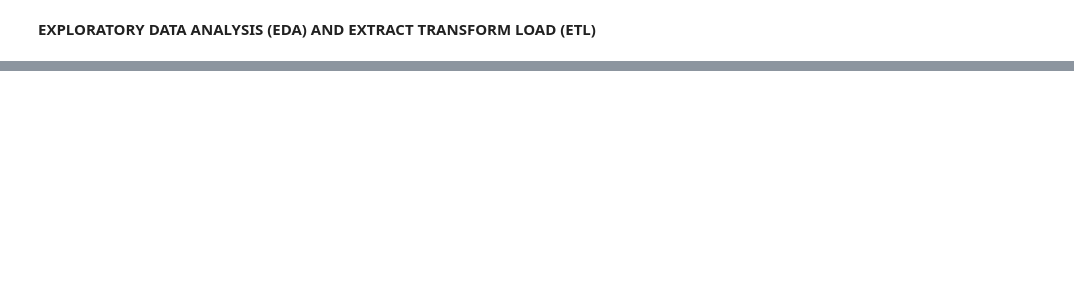
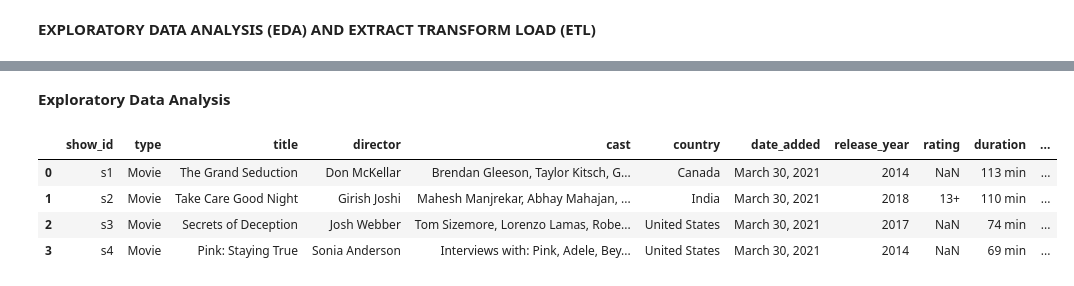
Before and after one commit to hectorherreraespinola/Data-Engineering01, a Jupyter notebook: Transformaciones.ipynb, the cells around one changed output, grey strips where cells are left out. Saved outputs shown, nothing was run; the diff lists cells and outputs as text; code cells hidden in the pictures; blank space fills up the shorter version.

```diff
--- a/Transformaciones.ipynb
+++ b/Transformaciones.ipynb
@@ -424,4 +2,0 @@ Data_Frame=peliculas_y_series[(peliculas_y_series['Release_Year']== 2018) & (pel
-# %%
-a =Data_Frame.Movie_Duration.max()
-Titulo = Data_Frame[Data_Frame.Movie_Duration==a]['Title'].to_list()
-print(Titulo[0])
@@ -441,0 +16,26 @@ El género se repite:  2099  veces
+# %%
+def read_file_to_dataframe(file_path):
+    """
+    This function reads a file (csv, json, xlsx, txt) and returns the data  as a Pandas DataFrame.
+
+    Parameters:
+    file_name (str): The name of the file to be read, including the file extension.
+
+    Returns:
+    pd.DataFrame: DataFrame containing the data from the file.
+    """
+
+  # Get file extension
+    _, file_extension = os.path.splitext(file_path)
+
+    # Read file depending on extension
+    if file_extension == '.csv':
+        return pd.read_csv(file_path)
+    elif file_extension == '.json':
+        return pd.read_json(file_path)
+    elif file_extension == '.xlsx':
+        return pd.read_excel(file_path)
+    elif file_extension == '.txt':
+        return pd.read_csv(file_path, delimiter='\t')
+    else:
+        raise ValueError(f'Unsupported file extension: {file_extension}')
@@ -441,0 +44,2 @@ El género se repite:  2099  veces
+# %%
+amazon_titles = read_file_to_dataframe(r"Datasets\amazon_prime_titles.csv")
@@ -441,0 +52,11 @@ El género se repite:  2099  veces
+# %% [markdown]
+**Exploratory Data Analysis**
+# %%
+# AMAZON
+amazon_titles.head(4)
+# %% [output]
+|  | show_id | type | title | director | cast | country | date_added | release_year | rating | duration | ... |
+| 0 | s1 | Movie | The Grand Seduction | Don McKellar | Brendan Gleeson, Taylor Kitsch, G... | Canada | March 30, 2021 | 2014 | NaN | 113 min | ... |
+| 1 | s2 | Movie | Take Care Good Night | Girish Joshi | Mahesh Manjrekar, Abhay Mahajan, ... | India | March 30, 2021 | 2018 | 13+ | 110 min | ... |
+| 2 | s3 | Movie | Secrets of Deception | Josh Webber | Tom Sizemore, Lorenzo Lamas, Robe... | United States | March 30, 2021 | 2017 | NaN | 74 min | ... |
+| 3 | s4 | Movie | Pink: Staying True | Sonia Anderson | Interviews with: Pink, Adele, Bey... | United States | March 30, 2021 | 2014 | NaN | 69 min | ... |
```
Also changed, not shown: parts of 93 cells of this notebook, 5 other files.
